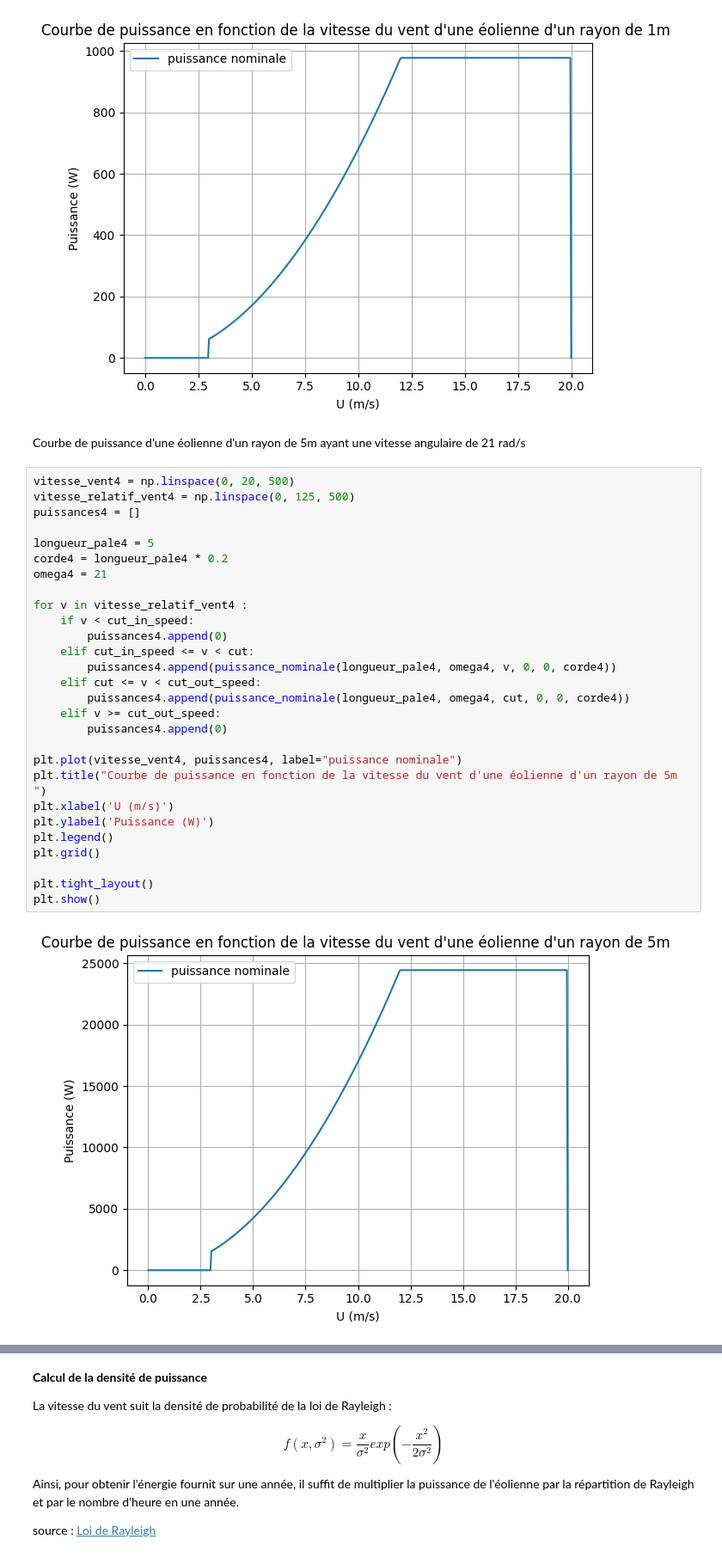
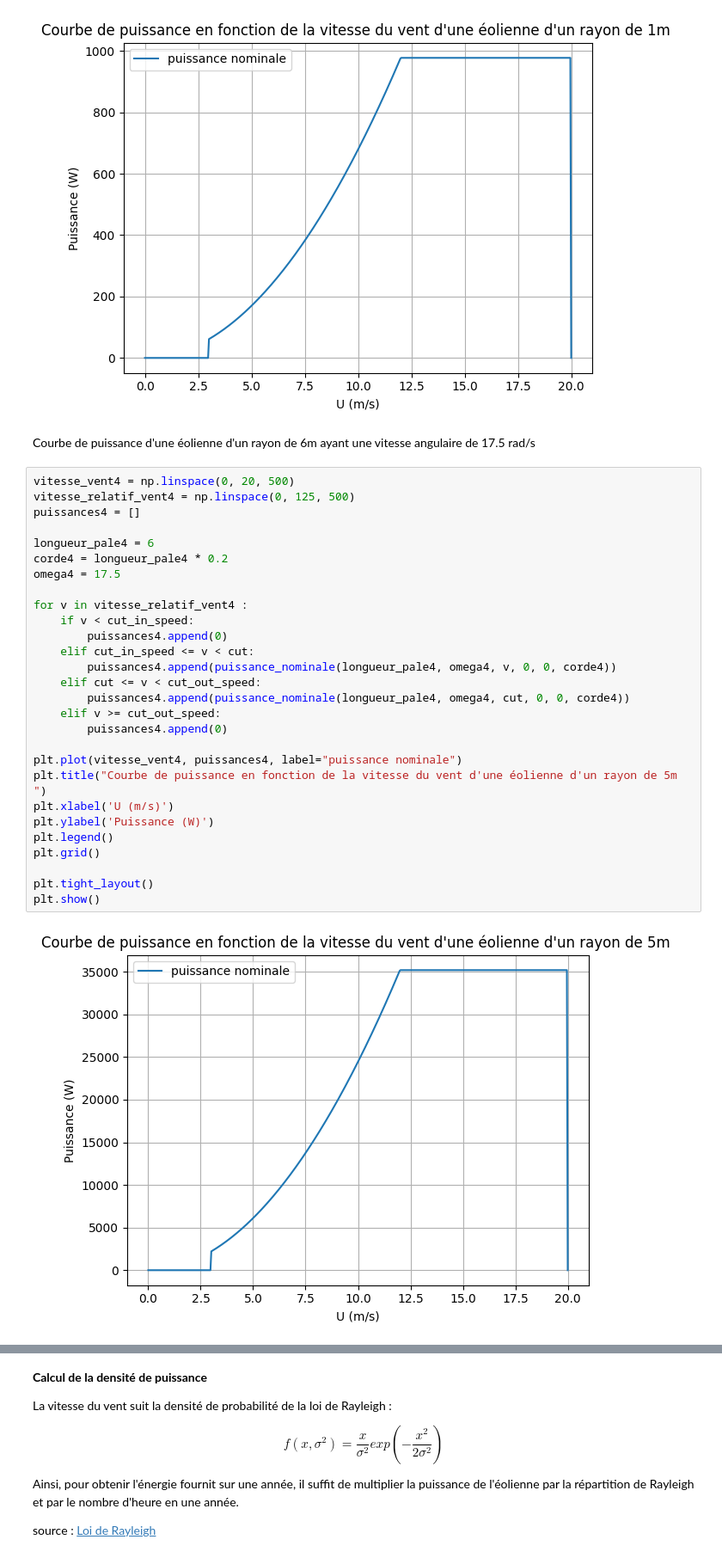
Before and after one commit to thomas-barrais/Projet-Eolienne, a Jupyter notebook: Groupe08_ProjetEol.ipynb, the cells around one changed output, grey strips where cells are left out. Shown at 86% size. Drawn from its saved outputs; the diff is of its cells as text.

```diff
--- a/Groupe08_ProjetEol.ipynb
+++ b/Groupe08_ProjetEol.ipynb
@@ -688,35 +688,35 @@ plt.show()
 # %% [output]
 [figure]
 # %% [markdown]
-Courbe de puissance d'une éolienne d'un rayon de 5m ayant une vitesse angulaire de 21 rad/s
+Courbe de puissance d'une éolienne d'un rayon de 6m ayant une vitesse angulaire de 17.5 rad/s
 # %%
 vitesse_vent4 = np.linspace(0, 20, 500)
 vitesse_relatif_vent4 = np.linspace(0, 125, 500)
 puissances4 = []
 
-longueur_pale4 = 5
+longueur_pale4 = 6
 corde4 = longueur_pale4 * 0.2
-omega4 = 21
+omega4 = 17.5
 
 for v in vitesse_relatif_vent4 :
     if v < cut_in_speed:
         puissances4.append(0)
     elif cut_in_speed <= v < cut:
         puissances4.append(puissance_nominale(longueur_pale4, omega4, v, 0, 0, corde4))
     elif cut <= v < cut_out_speed:
         puissances4.append(puissance_nominale(longueur_pale4, omega4, cut, 0, 0, corde4))
     elif v >= cut_out_speed:
         puissances4.append(0)
 
 plt.plot(vitesse_vent4, puissances4, label="puissance nominale")
 plt.title("Courbe de puissance en fonction de la vitesse du vent d'une éolienne d'un rayon de 5m ")
 plt.xlabel('U (m/s)')
 plt.ylabel('Puissance (W)')
 plt.legend()
 plt.grid()
 
 plt.tight_layout()
 plt.show()
 # %% [output]
-[figure, old version]
+[figure, new version]
 # %% [markdown]
```
Also changed, not shown: parts of 4 cells of this notebook.
